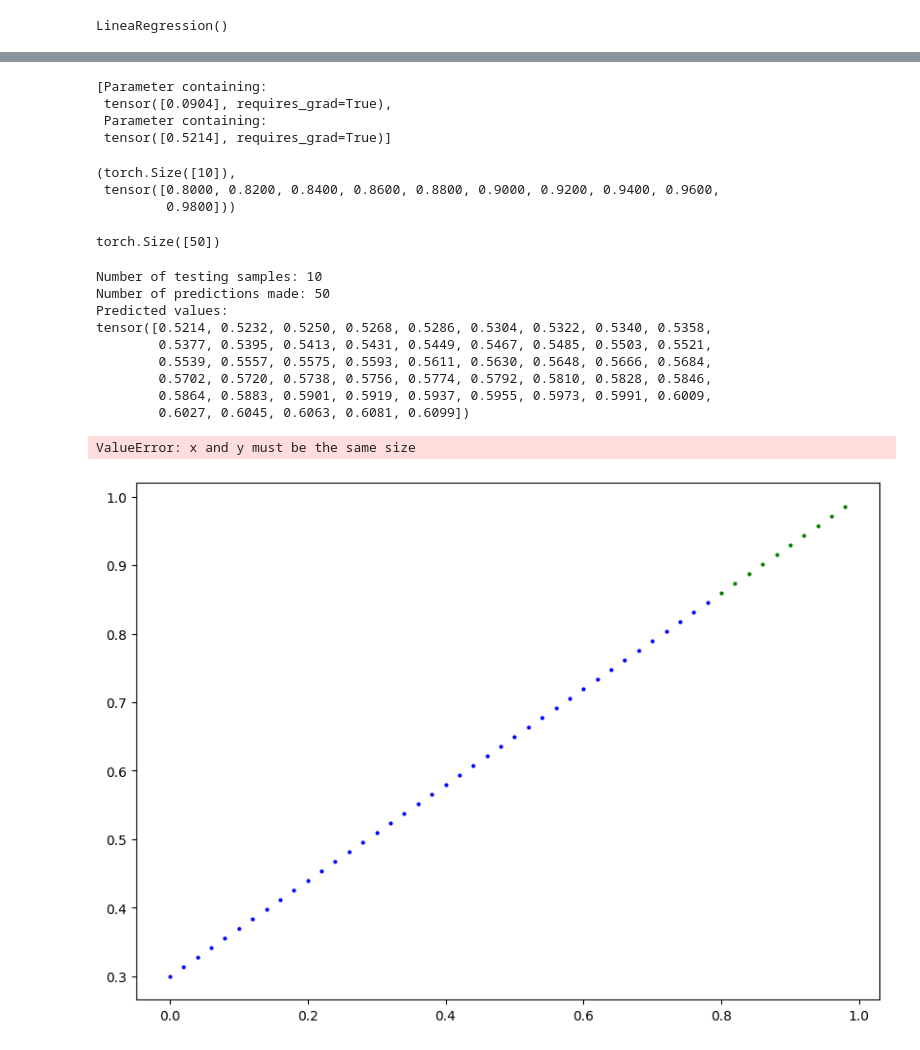
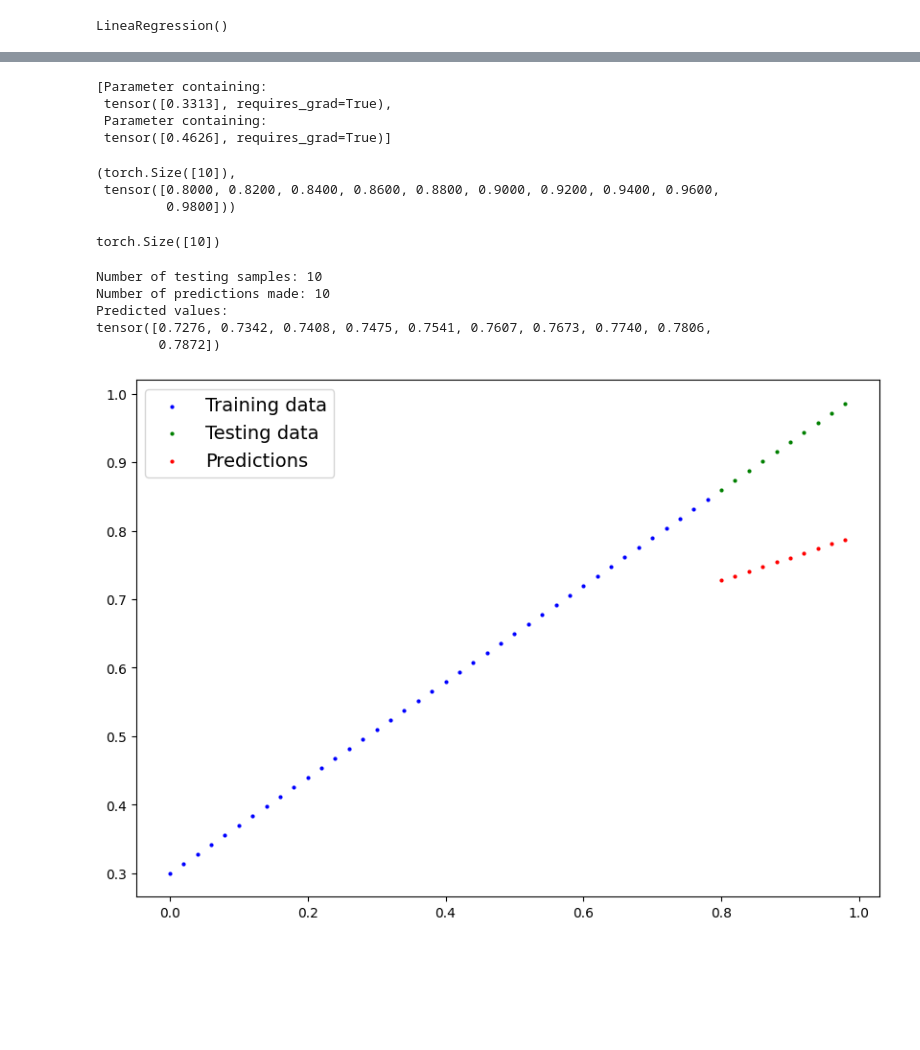
Before and after one commit to Amr-Abdellatif/learn-deep-learning-using-pytorch, a Jupyter notebook: curriculum/00_starting_with_basics.ipynb, the cells around one changed output, grey strips where cells are left out. Saved outputs shown, nothing was run; the diff lists cells and outputs as text; code cells hidden in the pictures; blank space fills up the shorter version.

```diff
--- a/curriculum/00_starting_with_basics.ipynb
+++ b/curriculum/00_starting_with_basics.ipynb
@@ -96,7 +96,7 @@ class LineaRegression(nn.Module):
         # rquires_grad means can we update the value with gradient descent
 
     def forward(self,x:torch.Tensor) -> torch.tensor:
-        return self.weight * X + self.bias
+        return self.weight * x + self.bias
 
 model_0 = LineaRegression()
 model_0
@@ -113,9 +113,9 @@ OrderedDict([('weight', tensor([0.0904])), ('bias', tensor([0.5214]))])
 list(model_0.parameters())
 # %% [output]
 [Parameter containing:
- tensor([0.0904], requires_grad=True),
+ tensor([0.3313], requires_grad=True),
  Parameter containing:
- tensor([0.5214], requires_grad=True)]
+ tensor([0.4626], requires_grad=True)]
 # %%
 X_test.shape , X_test
 # %% [output]
@@ -123,32 +123,23 @@ X_test.shape , X_test
  tensor([0.8000, 0.8200, 0.8400, 0.8600, 0.8800, 0.9000, 0.9200, 0.9400, 0.9600,
          0.9800]))
 # %%
-# with torch.inference_mode():
-#     y_preds = model_0(X_test)
-with torch.no_grad():
+with torch.inference_mode():
     y_preds = model_0(X_test)
 y_preds.shape
 # %% [output]
-torch.Size([50])
+torch.Size([10])
 # %%
 # Check the predictions
 print(f"Number of testing samples: {len(X_test)}")
 print(f"Number of predictions made: {len(y_preds)}")
-print(f"Predicted values:\n{y_preds}")
+print(f"Predicted values:\n{y_preds[:10]}")
 # %% [output]
 Number of testing samples: 10
-Number of predictions made: 50
+Number of predictions made: 10
 Predicted values:
-tensor([0.5214, 0.5232, 0.5250, 0.5268, 0.5286, 0.5304, 0.5322, 0.5340, 0.5358,
-        0.5377, 0.5395, 0.5413, 0.5431, 0.5449, 0.5467, 0.5485, 0.5503, 0.5521,
-        0.5539, 0.5557, 0.5575, 0.5593, 0.5611, 0.5630, 0.5648, 0.5666, 0.5684,
-        0.5702, 0.5720, 0.5738, 0.5756, 0.5774, 0.5792, 0.5810, 0.5828, 0.5846,
-        0.5864, 0.5883, 0.5901, 0.5919, 0.5937, 0.5955, 0.5973, 0.5991, 0.6009,
-        0.6027, 0.6045, 0.6063, 0.6081, 0.6099])
+tensor([0.7276, 0.7342, 0.7408, 0.7475, 0.7541, 0.7607, 0.7673, 0.7740, 0.7806,
+        0.7872])
-# %%
-plot_predictions(train_data = X_train,
-                 train_labels=y_train,test_data=X_test,
-                     test_labels=y_test,predictions=y_preds)
-# %% [output]
-ValueError: x and y must be the same size
-[figure, removed]
+# %%
+plot_predictions(predictions=y_preds)
+# %% [output]
+[figure, added]
```
Also changed, not shown: parts of 3 cells of this notebook.
